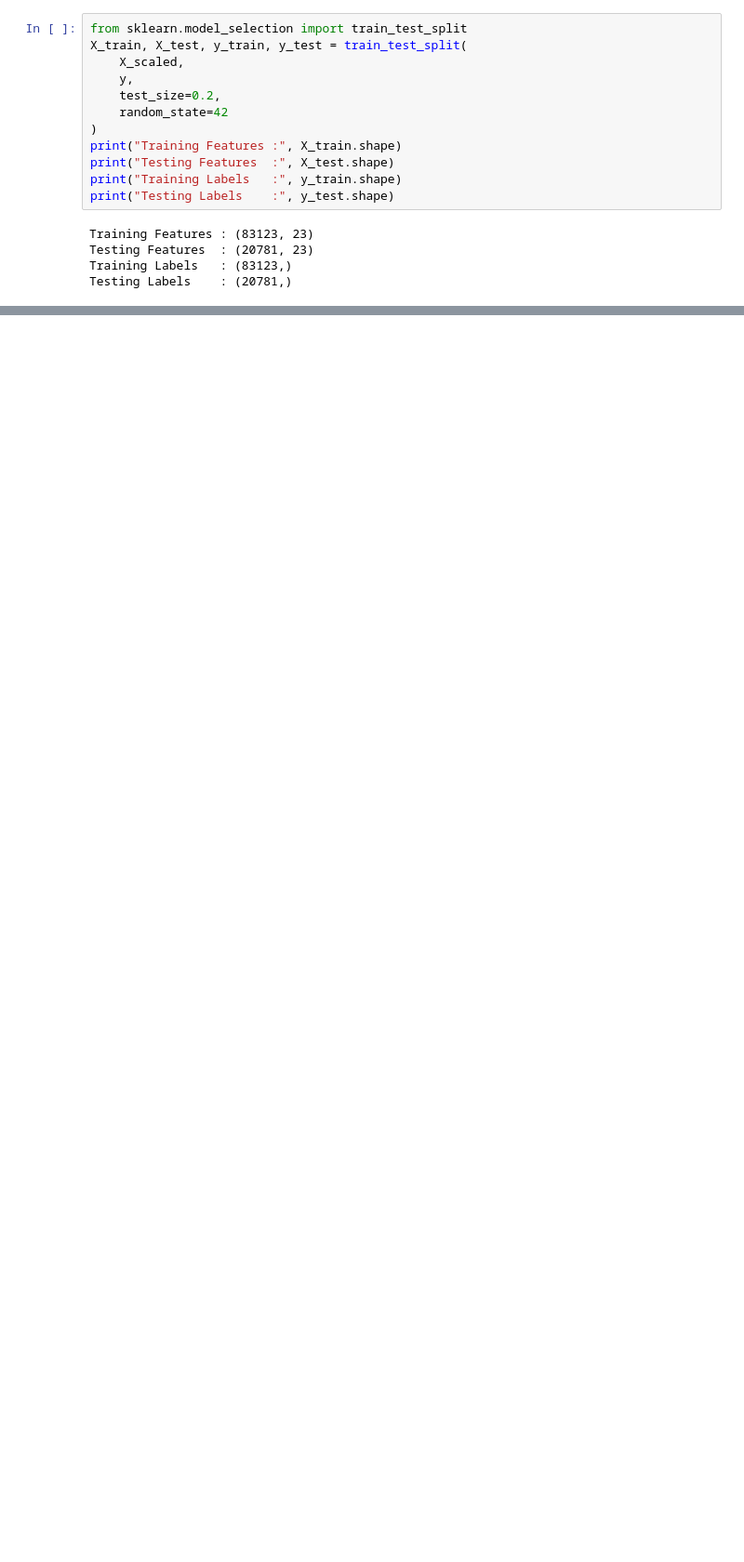
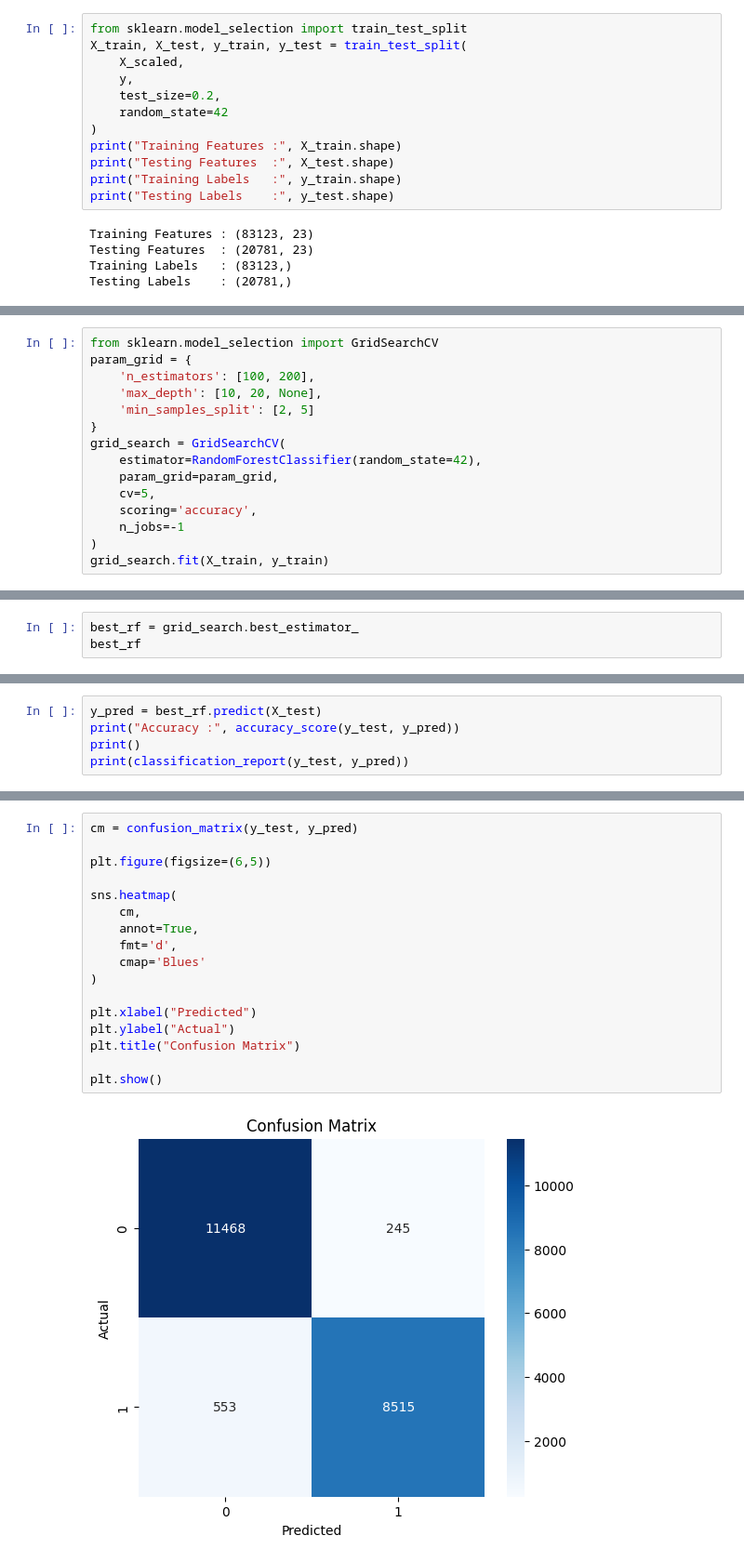
Before and after one commit to Anshitha9286/Airline-Passenger-Satisfaction-ML-Project, a Jupyter notebook: Airline_Passenger_Satisfaction_Project.ipynb, the cells around one changed output, grey strips where cells are left out. Shown at 93% size. Cells and saved outputs as stored; diff of their text form; blank space fills up the shorter version.

```diff
--- a/Airline_Passenger_Satisfaction_Project.ipynb
+++ b/Airline_Passenger_Satisfaction_Project.ipynb
@@ -351,0 +510,15 @@ Testing Labels    : (20781,)
+# %%
+from sklearn.model_selection import GridSearchCV
+param_grid = {
+    'n_estimators': [100, 200],
+    'max_depth': [10, 20, None],
+    'min_samples_split': [2, 5]
+}
+grid_search = GridSearchCV(
+    estimator=RandomForestClassifier(random_state=42),
+    param_grid=param_grid,
+    cv=5,
+    scoring='accuracy',
+    n_jobs=-1
+)
+grid_search.fit(X_train, y_train)
@@ -351,0 +542,3 @@ Testing Labels    : (20781,)
+# %%
+best_rf = grid_search.best_estimator_
+best_rf
@@ -351,0 +547,5 @@ Testing Labels    : (20781,)
+# %%
+y_pred = best_rf.predict(X_test)
+print("Accuracy :", accuracy_score(y_test, y_pred))
+print()
+print(classification_report(y_test, y_pred))
@@ -351,0 +563,19 @@ Testing Labels    : (20781,)
+# %%
+cm = confusion_matrix(y_test, y_pred)
+
+plt.figure(figsize=(6,5))
+
+sns.heatmap(
+    cm,
+    annot=True,
+    fmt='d',
+    cmap='Blues'
+)
+
+plt.xlabel("Predicted")
+plt.ylabel("Actual")
+plt.title("Confusion Matrix")
+
+plt.show()
+# %% [output]
+[figure, added]
```
Also changed, not shown: parts of 20 cells of this notebook.
